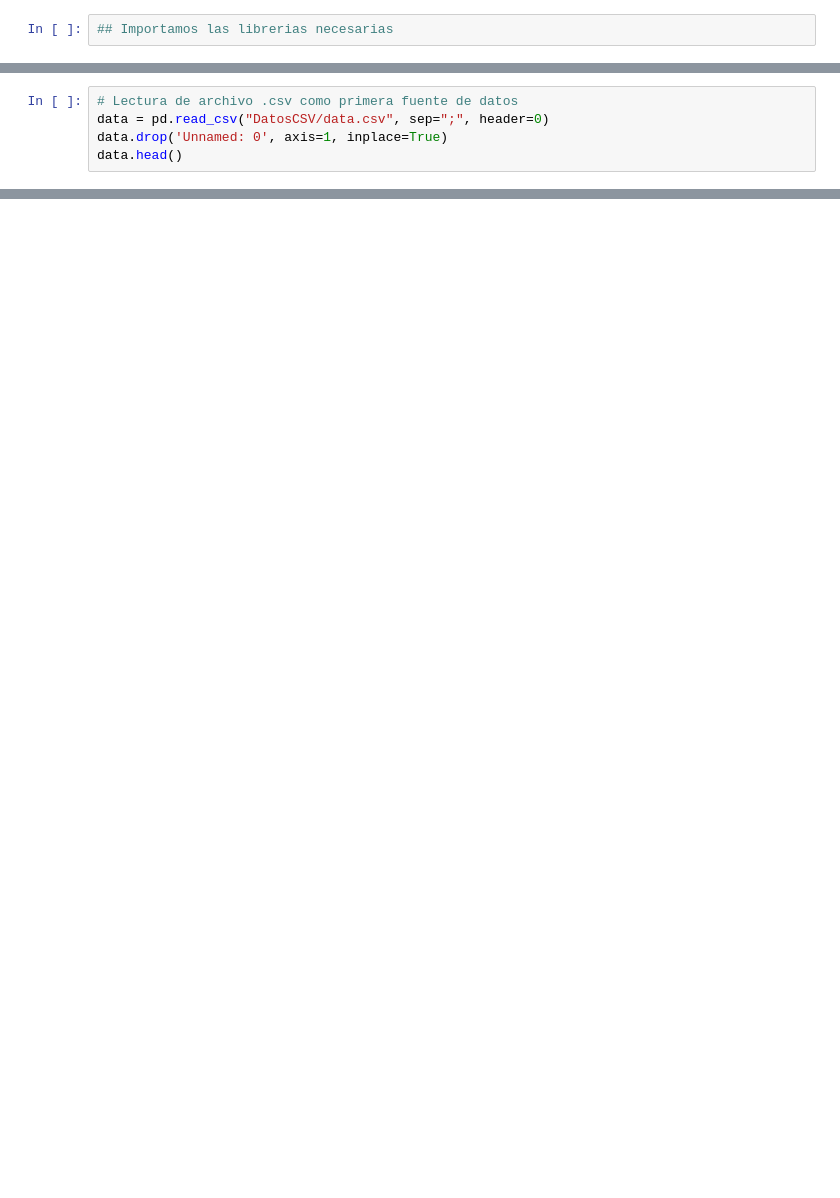
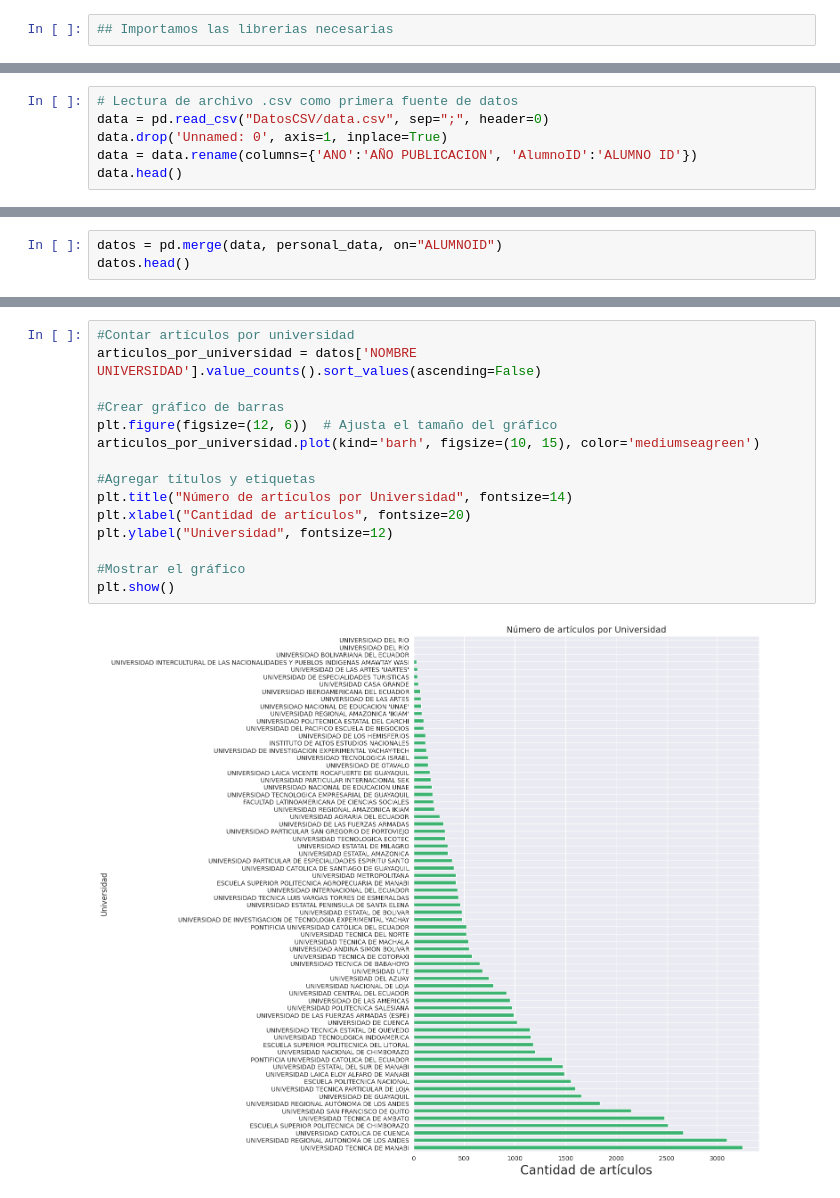
Before and after one commit to JordyCorrales/utpl-herramientas-ia-trabajo-final, a Jupyter notebook: trabajo_final.ipynb, the cells around one changed output, grey strips where cells are left out. Drawn from its saved outputs; the diff is of its cells as text; blank space fills up the shorter version.

```diff
--- a/trabajo_final.ipynb
+++ b/trabajo_final.ipynb
@@ -22,4 +28,5 @@ import sqlite3
 # Lectura de archivo .csv como primera fuente de datos
 data = pd.read_csv("DatosCSV/data.csv", sep=";", header=0)
 data.drop('Unnamed: 0', axis=1, inplace=True)
+data = data.rename(columns={'ANO':'AÑO PUBLICACION', 'AlumnoID':'ALUMNO ID'})
 data.head()
@@ -31,0 +55,3 @@ personal_data.head()
+# %%
+datos = pd.merge(data, personal_data, on="ALUMNOID")
+datos.head()
@@ -31,0 +68,17 @@ personal_data.head()
+# %%
+#Contar artículos por universidad
+articulos_por_universidad = datos['NOMBRE UNIVERSIDAD'].value_counts().sort_values(ascending=False)
+
+#Crear gráfico de barras
+plt.figure(figsize=(12, 6))  # Ajusta el tamaño del gráfico
+articulos_por_universidad.plot(kind='barh', figsize=(10, 15), color='mediumseagreen')
+
+#Agregar títulos y etiquetas
+plt.title("Número de artículos por Universidad", fontsize=14)
+plt.xlabel("Cantidad de artículos", fontsize=20)
+plt.ylabel("Universidad", fontsize=12)
+
+#Mostrar el gráfico
+plt.show()
+# %% [output]
+[figure, added]
```
Also changed, not shown: parts of 28 cells of this notebook, 7 other files.
